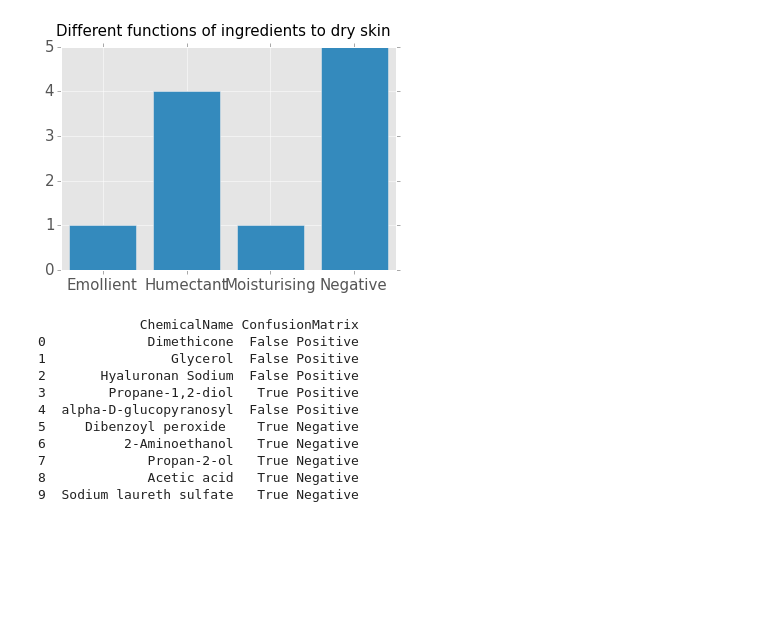
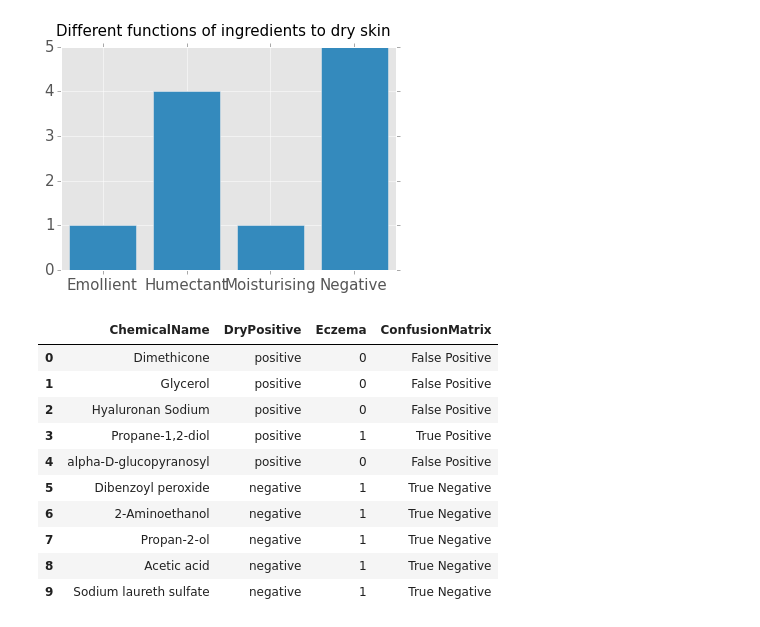
Before and after one commit to burun/Cosmetics-database-for-dry-skin, a Jupyter notebook: cosmetics.ipynb, the cells around one changed output. Cells and saved outputs as stored; diff of their text form; code cells hidden in the pictures; blank space fills up the shorter version.

```diff
--- a/cosmetics.ipynb
+++ b/cosmetics.ipynb
@@ -78,23 +72,23 @@ plt.show()
 # %%
 # Find ingredients property to dry skin and Eczema
 # Beneficial Property + Eczema = True Positive
 # Beneficial Property + Not Eczema = False Positive
 # Harmful Property + Eczema = True Negative
 # Harmful Property + Not Eczema = False Negative
 
 data['ConfusionMatrix'] = np.where((data['DryPositive'] == 'positive') & (data['Eczema'] == 1), 'True Positive',
                                     np.where((data['DryPositive'] == 'positive') & (data['Eczema'] == 0), 'False Positive',
                                              np.where((data['DryPositive'] == 'negative') & (data['Eczema'] == 0), 'False Negative', 'True Negative')))
-print(data.loc[:, ['ChemicalName', 'ConfusionMatrix']])
+data.loc[:, ['ChemicalName','DryPositive', 'Eczema', 'ConfusionMatrix']]
 # %% [output]
-             ChemicalName ConfusionMatrix
-0             Dimethicone  False Positive
-1                Glycerol  False Positive
-2       Hyaluronan Sodium  False Positive
-3        Propane-1,2-diol   True Positive
-4  alpha-D-glucopyranosyl  False Positive
-5     Dibenzoyl peroxide    True Negative
-6          2-Aminoethanol   True Negative
-7             Propan-2-ol   True Negative
-8             Acetic acid   True Negative
-9  Sodium laureth sulfate   True Negative
+|  | ChemicalName | DryPositive | Eczema | ConfusionMatrix |
+| 0 | Dimethicone | positive | 0 | False Positive |
+| 1 | Glycerol | positive | 0 | False Positive |
+| 2 | Hyaluronan Sodium | positive | 0 | False Positive |
+| 3 | Propane-1,2-diol | positive | 1 | True Positive |
+| 4 | alpha-D-glucopyranosyl | positive | 0 | False Positive |
+| 5 | Dibenzoyl peroxide | negative | 1 | True Negative |
+| 6 | 2-Aminoethanol | negative | 1 | True Negative |
+| 7 | Propan-2-ol | negative | 1 | True Negative |
+| 8 | Acetic acid | negative | 1 | True Negative |
+| 9 | Sodium laureth sulfate | negative | 1 | True Negative |
```
Also changed, not shown: parts of 2 cells of this notebook.
